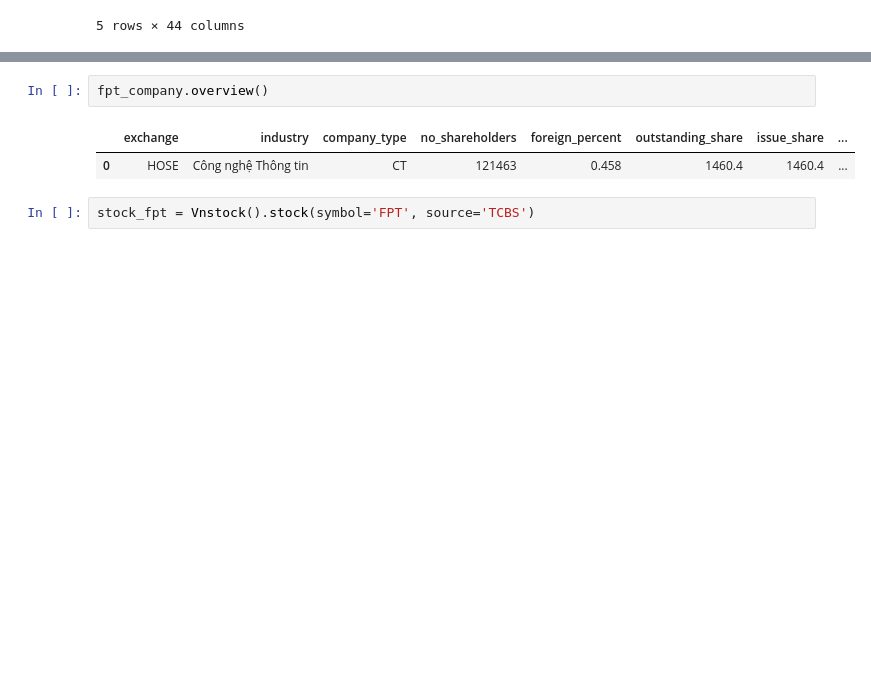
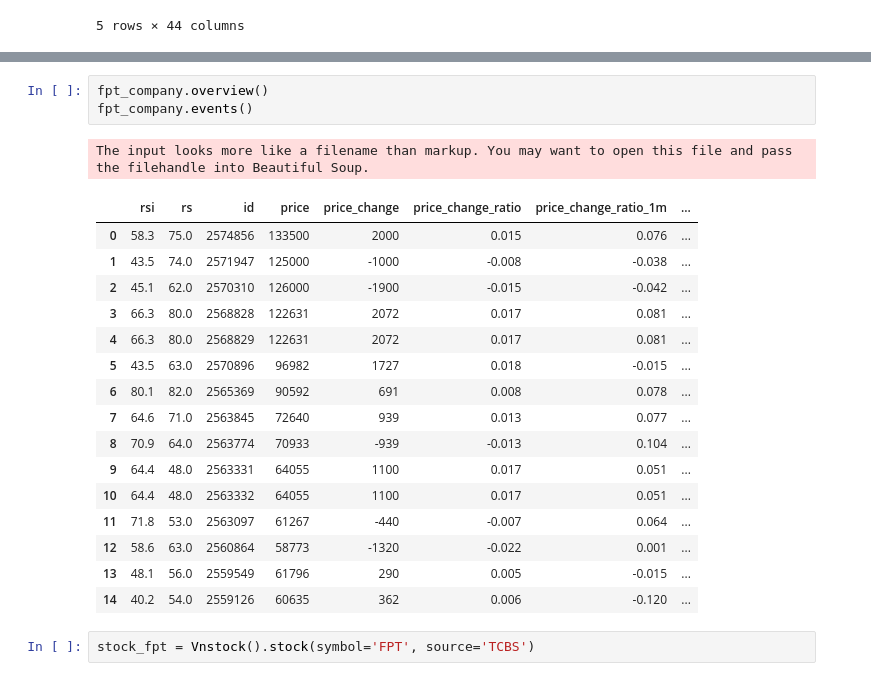
Before and after one commit to hungson175/financial_advisor, a Jupyter notebook: sql/playground.ipynb, the cells around one changed output, grey strips where cells are left out. Drawn from its saved outputs; the diff is of its cells as text; blank space fills up the shorter version.

```diff
--- a/sql/playground.ipynb
+++ b/sql/playground.ipynb
@@ -110,8 +107,24 @@ fpt_company = Vnstock().stock(symbol='FPT', source='TCBS').company
 # %%
 fpt_company.overview()
+fpt_company.events()
 # %% [output]
+The input looks more like a filename than markup. You may want to open this file and pass the filehandle into Beautiful Soup.
-|  | exchange | industry | company_type | no_shareholders | foreign_percent | outstanding_share | issue_share | ... |
-| 0 | HOSE | Công nghệ Thông tin | CT | 121463 | 0.458 | 1460.4 | 1460.4 | ... |
+|  | rsi | rs | id | price | price_change | price_change_ratio | price_change_ratio_1m | ... |
+| 0 | 58.3 | 75.0 | 2574856 | 133500 | 2000 | 0.015 | 0.076 | ... |
+| 1 | 43.5 | 74.0 | 2571947 | 125000 | -1000 | -0.008 | -0.038 | ... |
+| 2 | 45.1 | 62.0 | 2570310 | 126000 | -1900 | -0.015 | -0.042 | ... |
+| 3 | 66.3 | 80.0 | 2568828 | 122631 | 2072 | 0.017 | 0.081 | ... |
+| 4 | 66.3 | 80.0 | 2568829 | 122631 | 2072 | 0.017 | 0.081 | ... |
+| 5 | 43.5 | 63.0 | 2570896 | 96982 | 1727 | 0.018 | -0.015 | ... |
+| 6 | 80.1 | 82.0 | 2565369 | 90592 | 691 | 0.008 | 0.078 | ... |
+| 7 | 64.6 | 71.0 | 2563845 | 72640 | 939 | 0.013 | 0.077 | ... |
+| 8 | 70.9 | 64.0 | 2563774 | 70933 | -939 | -0.013 | 0.104 | ... |
+| 9 | 64.4 | 48.0 | 2563331 | 64055 | 1100 | 0.017 | 0.051 | ... |
+| 10 | 64.4 | 48.0 | 2563332 | 64055 | 1100 | 0.017 | 0.051 | ... |
+| 11 | 71.8 | 53.0 | 2563097 | 61267 | -440 | -0.007 | 0.064 | ... |
+| 12 | 58.6 | 63.0 | 2560864 | 58773 | -1320 | -0.022 | 0.001 | ... |
+| 13 | 48.1 | 56.0 | 2559549 | 61796 | 290 | 0.005 | -0.015 | ... |
+| 14 | 40.2 | 54.0 | 2559126 | 60635 | 362 | 0.006 | -0.120 | ... |
 # %%
 stock_fpt = Vnstock().stock(symbol='FPT', source='TCBS')
 # %%
```
Also changed, not shown: parts of 49 cells of this notebook, 5 other files.
